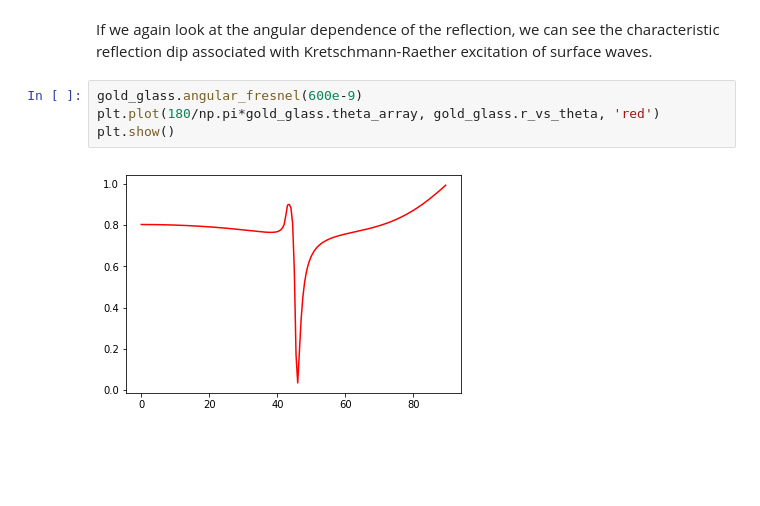
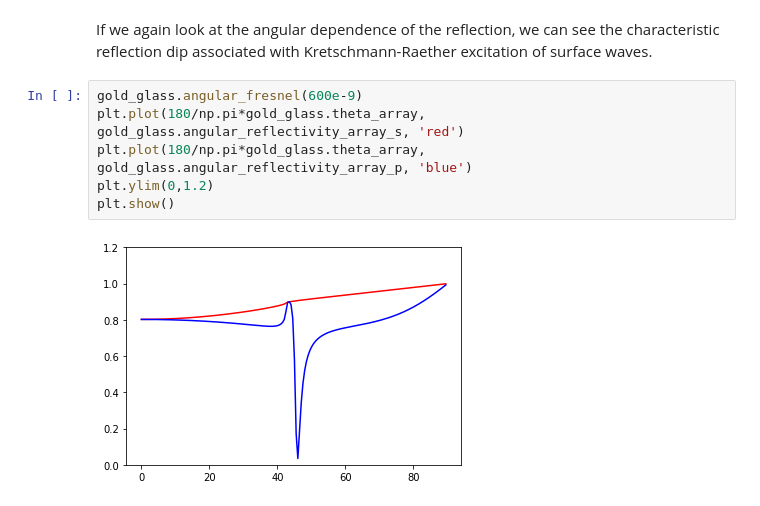
Before and after one commit to FoleyLab/wptherml_v1.0.0, a Jupyter notebook: Validate_Fresnel.ipynb, the cells around one changed output. Cells and saved outputs as stored; diff of their text form; blank space fills up the shorter version.

```diff
--- a/Validate_Fresnel.ipynb
+++ b/Validate_Fresnel.ipynb
@@ -233,7 +233,9 @@ If we again look at the angular dependence of the reflection, we can see the
 characteristic reflection dip associated with Kretschmann-Raether excitation of surface waves.
 # %%
 gold_glass.angular_fresnel(600e-9)
-plt.plot(180/np.pi*gold_glass.theta_array, gold_glass.r_vs_theta, 'red')
+plt.plot(180/np.pi*gold_glass.theta_array, gold_glass.angular_reflectivity_array_s, 'red')
+plt.plot(180/np.pi*gold_glass.theta_array, gold_glass.angular_reflectivity_array_p, 'blue')
+plt.ylim(0,1.2)
 plt.show()
 # %% [output]
-[figure, old version]
+[figure, new version]
```
Also changed, not shown: parts of 6 cells of this notebook, 2 other files.
